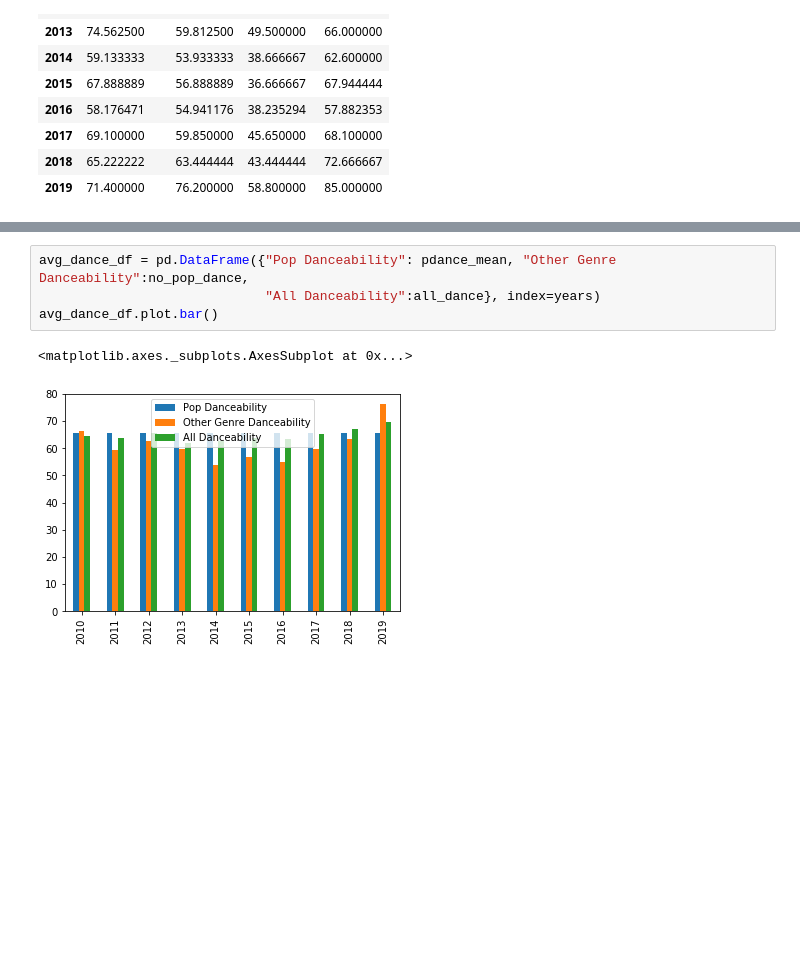
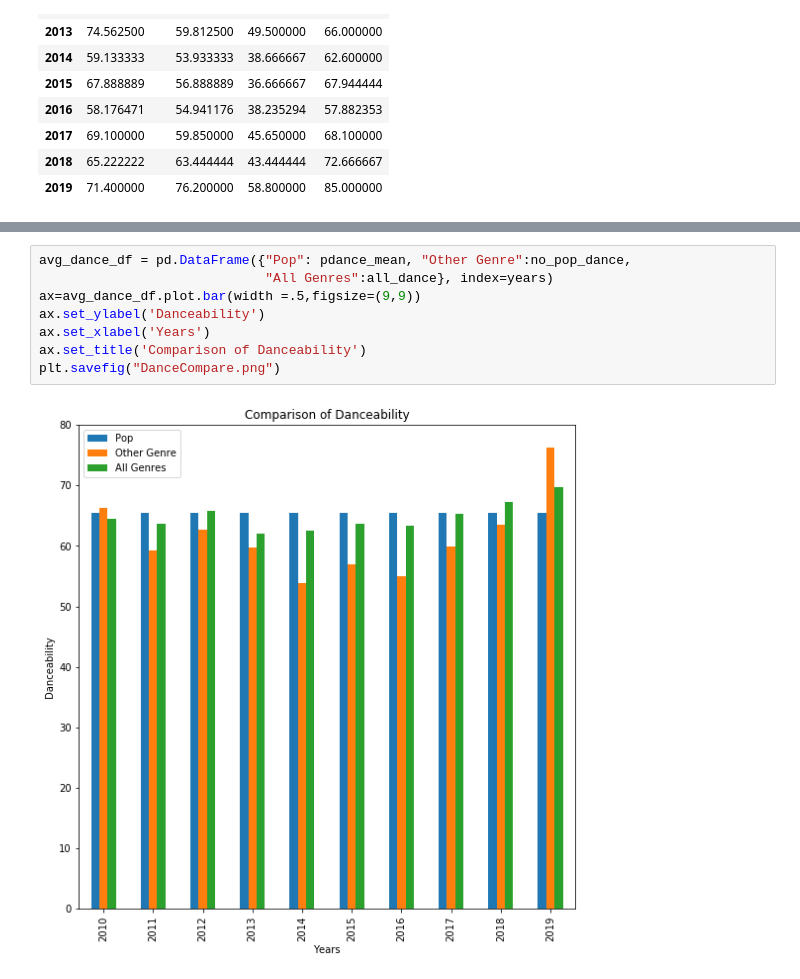
Before and after one commit to Kramer818/Music-Analysis, a Jupyter notebook: Lyndsi_Project1.ipynb, the cells around one changed output, grey strips where cells are left out. Cells and saved outputs as stored; diff of their text form; blank space fills up the shorter version.

```diff
--- a/Lyndsi_Project1.ipynb
+++ b/Lyndsi_Project1.ipynb
@@ -136,7 +162,10 @@ plt.savefig("EnergyCompare.png")
 # %%
-avg_dance_df = pd.DataFrame({"Pop Danceability": pdance_mean, "Other Genre Danceability":no_pop_dance,
-                             "All Danceability":all_dance}, index=years)
-avg_dance_df.plot.bar()
+avg_dance_df = pd.DataFrame({"Pop": pdance_mean, "Other Genre":no_pop_dance,
+                             "All Genres":all_dance}, index=years)
+ax=avg_dance_df.plot.bar(width =.5,figsize=(9,9))
+ax.set_ylabel('Danceability')
+ax.set_xlabel('Years')
+ax.set_title('Comparison of Danceability')
+plt.savefig("DanceCompare.png")
 # %% [output]
-<matplotlib.axes._subplots.AxesSubplot at 0x...>
-[figure, old version]
+[figure, new version]
```
Also changed, not shown: parts of 5 cells of this notebook, 3 other files.
